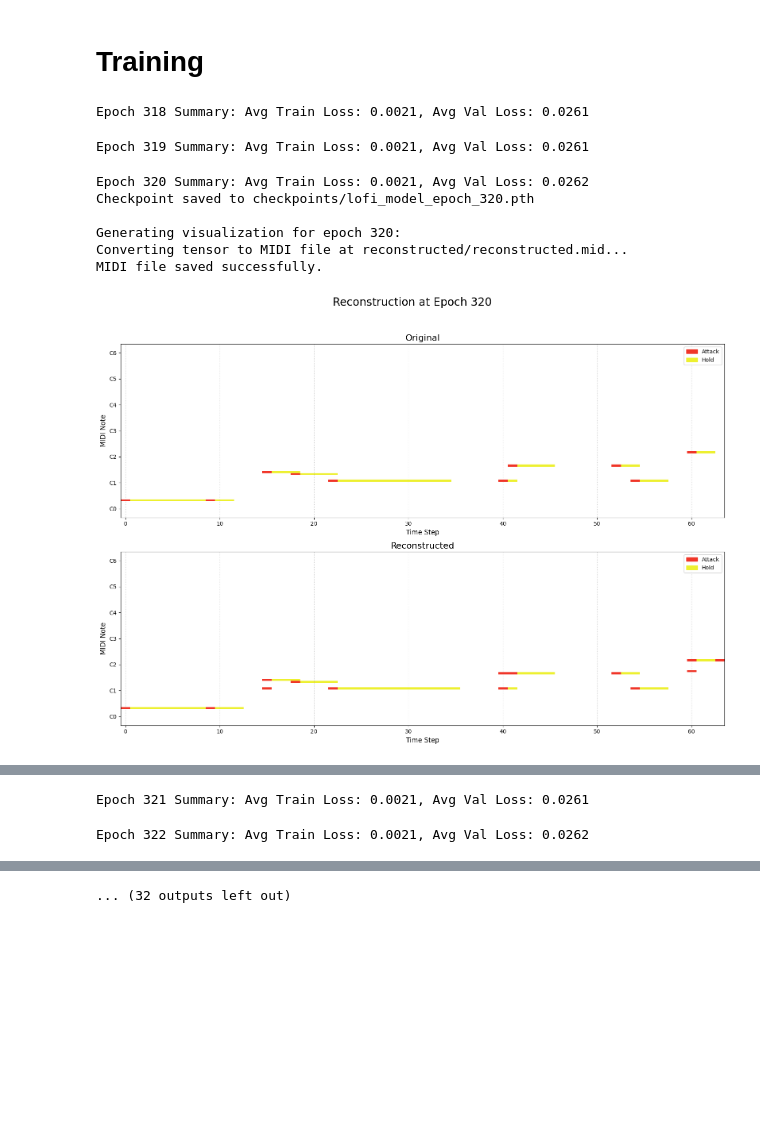
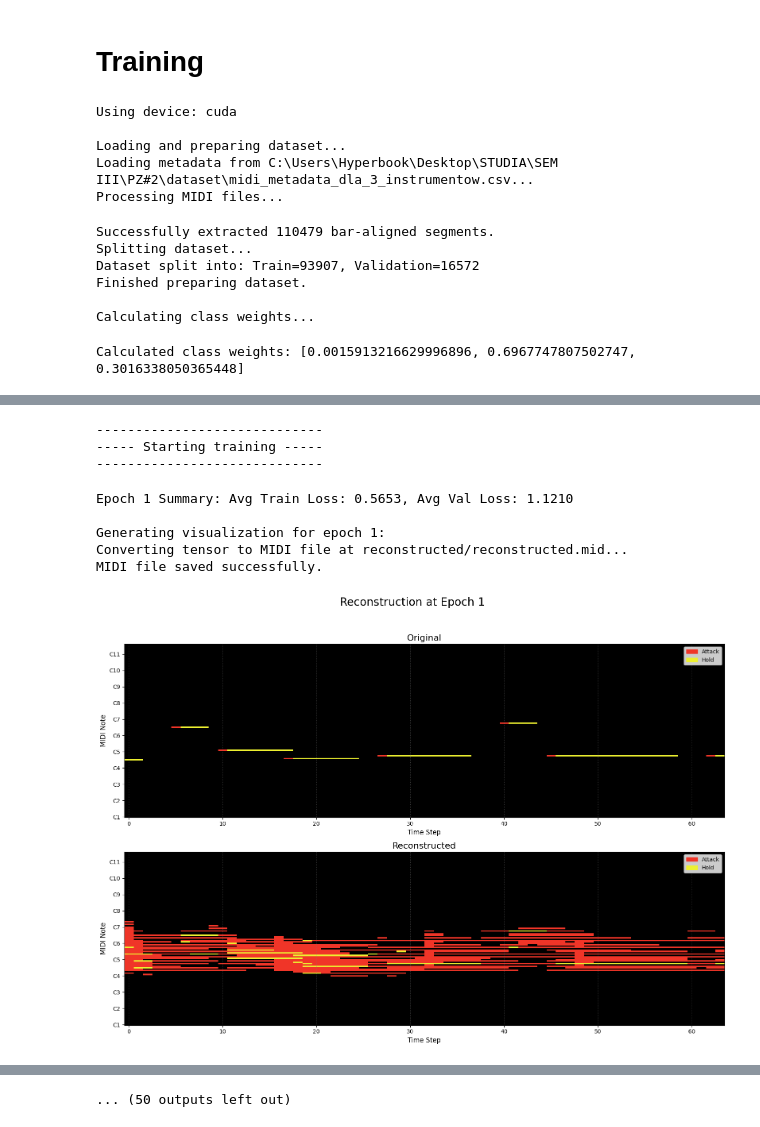
Before and after one commit to ziemmi13/Lofi-MIDI-VAE-generator, a Jupyter notebook: model/Training workbook.ipynb, the cells around one changed output, grey strips where cells are left out. Saved outputs shown, nothing was run; the diff lists cells and outputs as text; code cells hidden in the pictures; blank space fills up the shorter version.

```diff
--- a/model/Training workbook.ipynb
+++ b/model/Training workbook.ipynb
@@ -13,6 +16,5 @@ print(torch.version.cuda)
 # Config
 # %%
 model = LofiModel()
-model.load_weights(r"./lofi_model_epoch_200.pth")
 print(model)
 print(f"Model has {sum(p.numel() for p in model.parameters()) / 1e6:.2f} M parameters.\n")
@@ -19,14 +39,17 @@ print(f"Model has {sum(p.numel() for p in model.parameters()) / 1e6:.2f} M param
 # %% [markdown]
 # Training
 # %%
-train(model, experiment_name="model free bits")
+train(model, experiment_name="model with teacher forcing")
 # %% [output]
-Epoch 318 Summary: Avg Train Loss: 0.0021, Avg Val Loss: 0.0261
+Using device: cuda
+
+Loading and preparing dataset...
+Loading metadata from C:\Users\Hyperbook\Desktop\STUDIA\SEM III\PZ#2\dataset\midi_metadata_dla_3_instrumentow.csv...
+Processing MIDI files...
-Epoch 319 Summary: Avg Train Loss: 0.0021, Avg Val Loss: 0.0261
+Successfully extracted 110479 bar-aligned segments.
+Splitting dataset...
+Dataset split into: Train=93907, Validation=16572
+Finished preparing dataset.
+
+Calculating class weights...
-Epoch 320 Summary: Avg Train Loss: 0.0021, Avg Val Loss: 0.0262
-Checkpoint saved to checkpoints/lofi_model_epoch_320.pth
-
-Generating visualization for epoch 320:
-Converting tensor to MIDI file at reconstructed/reconstructed.mid...
-MIDI file saved successfully.
+Calculated class weights: [0.0015913216629996896, 0.6967747807502747, 0.3016338050365448]
-[figure, old version]
@@ -34,2 +59,9 @@ ____________________________________________________________
-Epoch 321 Summary: Avg Train Loss: 0.0021, Avg Val Loss: 0.0261
+-----------------------------
+----- Starting training -----
+-----------------------------
-Epoch 322 Summary: Avg Train Loss: 0.0021, Avg Val Loss: 0.0262
+Epoch 1 Summary: Avg Train Loss: 0.5653, Avg Val Loss: 1.1210
+
+Generating visualization for epoch 1:
+Converting tensor to MIDI file at reconstructed/reconstructed.mid...
+MIDI file saved successfully.
+[figure, new version]
@@ -42 +73 @@ Epoch 327 Summary: Avg Train Loss: 0.0021, Avg Val Loss: 0.0260
-... (32 outputs left out)
+... (50 outputs left out)
```
Also changed, not shown: parts of 3 cells of this notebook, 11 other files.
